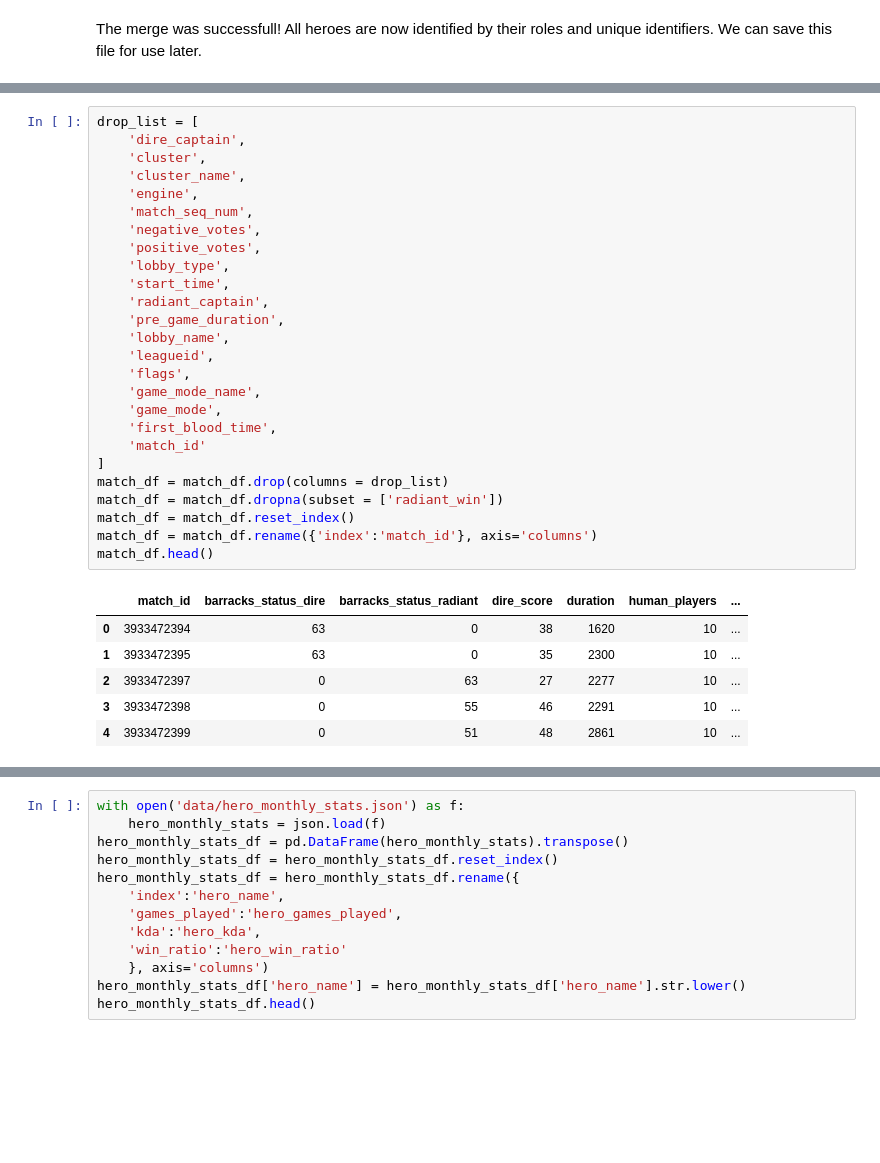
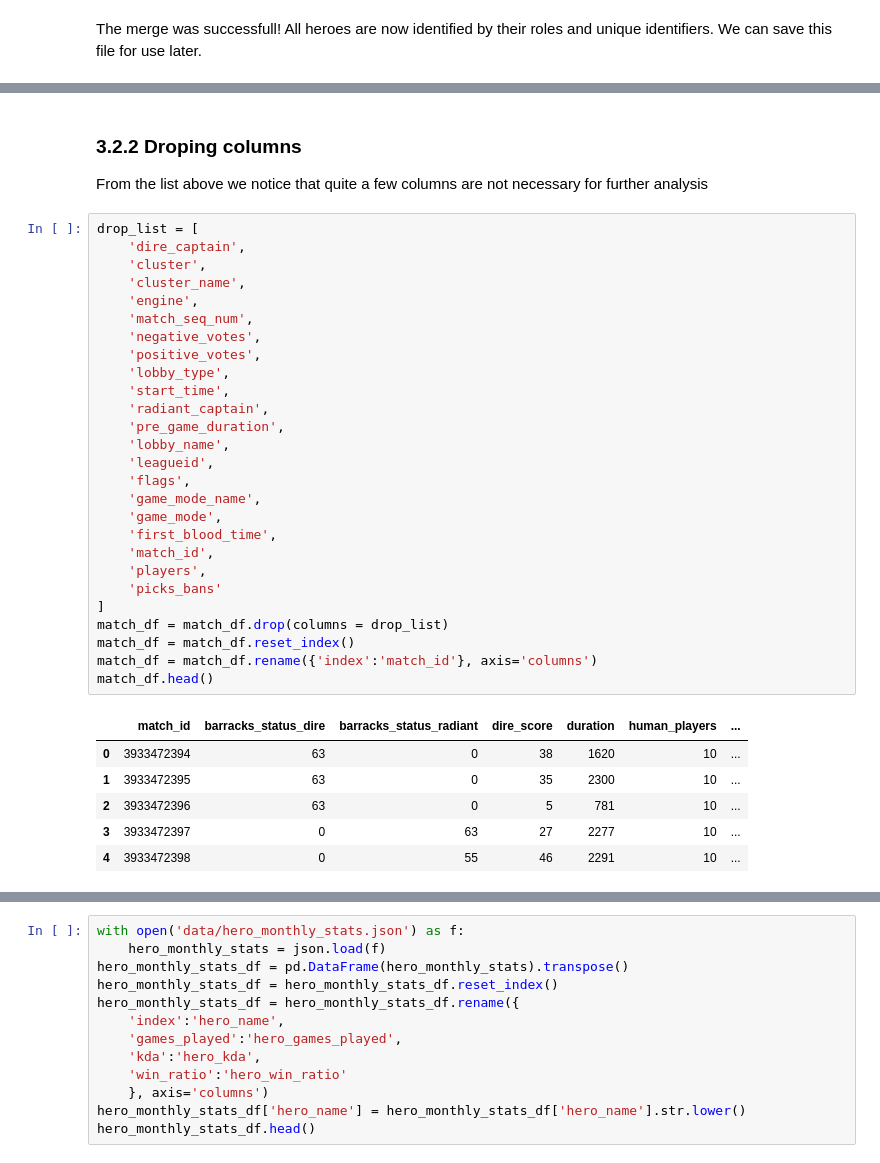
Before and after one commit to Samuel-Campbell/dota2, a Jupyter notebook: src/Dota2_Analysis.ipynb, the cells around one changed output, grey strips where cells are left out. Drawn from its saved outputs; the diff is of its cells as text; blank space fills up the shorter version.

```diff
--- a/src/Dota2_Analysis.ipynb
+++ b/src/Dota2_Analysis.ipynb
@@ -600,34 +594,38 @@ Index(['barracks_status_dire', 'barracks_status_radiant', 'cluster',
       dtype='object')
+# %% [markdown]
+### 3.2.2 Droping columns
+From the list above we notice that quite a few columns are not necessary for further analysis
 # %%
 drop_list = [
     'dire_captain',
     'cluster',
     'cluster_name',
     'engine',
     'match_seq_num',
     'negative_votes',
     'positive_votes',
     'lobby_type',
     'start_time',
     'radiant_captain',
     'pre_game_duration',
     'lobby_name',
     'leagueid',
     'flags',
     'game_mode_name',
     'game_mode',
     'first_blood_time',
-    'match_id'
+    'match_id',
+    'players',
+    'picks_bans'
 ]
 match_df = match_df.drop(columns = drop_list)
-match_df = match_df.dropna(subset = ['radiant_win'])
 match_df = match_df.reset_index()
 match_df = match_df.rename({'index':'match_id'}, axis='columns')
 match_df.head()
 # %% [output]
 |  | match_id | barracks_status_dire | barracks_status_radiant | dire_score | duration | human_players | ... |
 | 0 | 3933472394 | 63 | 0 | 38 | 1620 | 10 | ... |
 | 1 | 3933472395 | 63 | 0 | 35 | 2300 | 10 | ... |
-| 2 | 3933472397 | 0 | 63 | 27 | 2277 | 10 | ... |
-| 3 | 3933472398 | 0 | 55 | 46 | 2291 | 10 | ... |
-| 4 | 3933472399 | 0 | 51 | 48 | 2861 | 10 | ... |
+| 2 | 3933472396 | 63 | 0 | 5 | 781 | 10 | ... |
+| 3 | 3933472397 | 0 | 63 | 27 | 2277 | 10 | ... |
+| 4 | 3933472398 | 0 | 55 | 46 | 2291 | 10 | ... |
```
Also changed, not shown: parts of 47 cells of this notebook.
